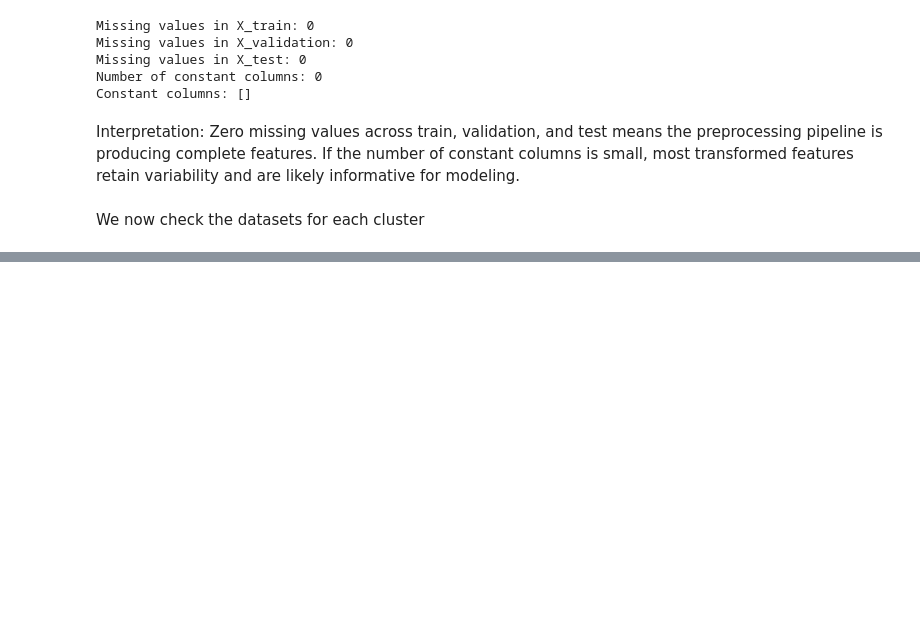
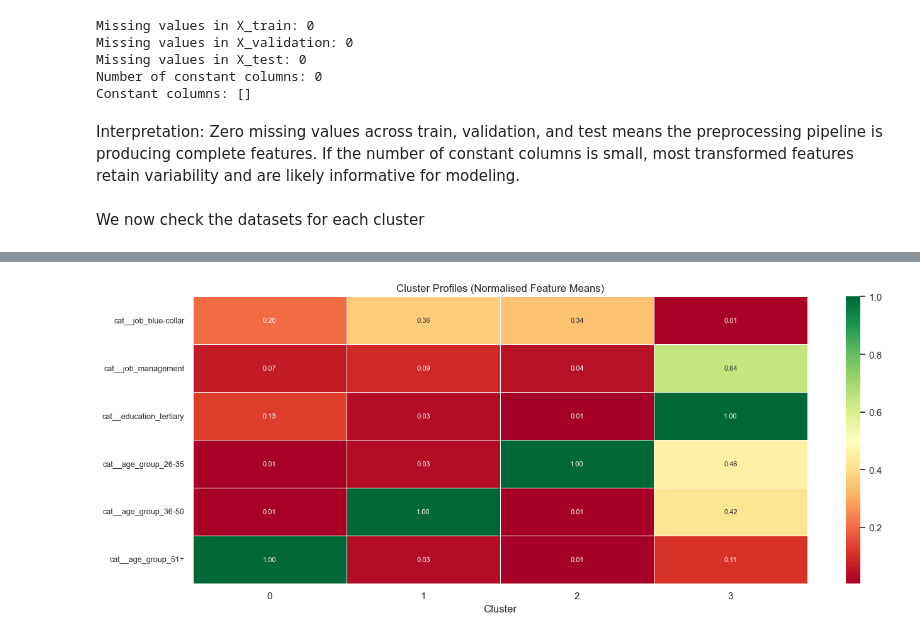
Before and after one commit to tonantzin-real/IDS_705_final_project, a Jupyter notebook: 02_preprocessing.ipynb, the cells around one changed output, grey strips where cells are left out. Saved outputs shown, nothing was run; the diff lists cells and outputs as text; code cells hidden in the pictures; blank space fills up the shorter version.

Commit message:
Cluster interpretation

```diff
--- a/02_preprocessing.ipynb
+++ b/02_preprocessing.ipynb
@@ -1485,3 +1485,9 @@ X head:
 | 8 | 0.0 | 0.0 | 0.0 | 0.0 | 0.0 | ... |
 | 9 | 0.0 | 0.0 | 0.0 | 0.0 | 1.0 | ... |
 3 rows × 59 columns
+# %%
+X_with_clusters = X_train_val_pre.copy()
+X_with_clusters["cluster"] = train_labels
+
+cluster_profiles = X_with_clusters.groupby("cluster").mean()
+display(cluster_profiles.T)
@@ -1487,0 +1512,36 @@ X head:
+# %%
+from sklearn.preprocessing import MinMaxScaler
+
+scaler = MinMaxScaler()
+normed = pd.DataFrame(
+    scaler.fit_transform(cluster_profiles.T),
+    index=cluster_profiles.columns,
+    columns=cluster_profiles.index,
+)
+# %%
+rows_to_show = [
+    "cat__job_blue-collar",
+    "cat__job_management",
+    "cat__education_tertiary",
+    "cat__age_group_26-35",
+    "cat__age_group_36-50",
+    "cat__age_group_51+",
+]
+
+plt.figure(figsize=(14, len(rows_to_show) * 0.6 + 2))
+sns.heatmap(
+    normed.loc[rows_to_show],
+    cmap="RdYlGn",
+    annot=True,
+    fmt=".2f",
+    linewidths=0.5,
+    linecolor="white",
+    annot_kws={"size": 8},
+)
+plt.title("Cluster Profiles (Normalised Feature Means)")
+plt.xlabel("Cluster")
+plt.yticks(fontsize=9)
+plt.tight_layout()
+plt.show()
+# %% [output]
+[figure, added]
```
Also changed, not shown: parts of 9 cells of this notebook.
